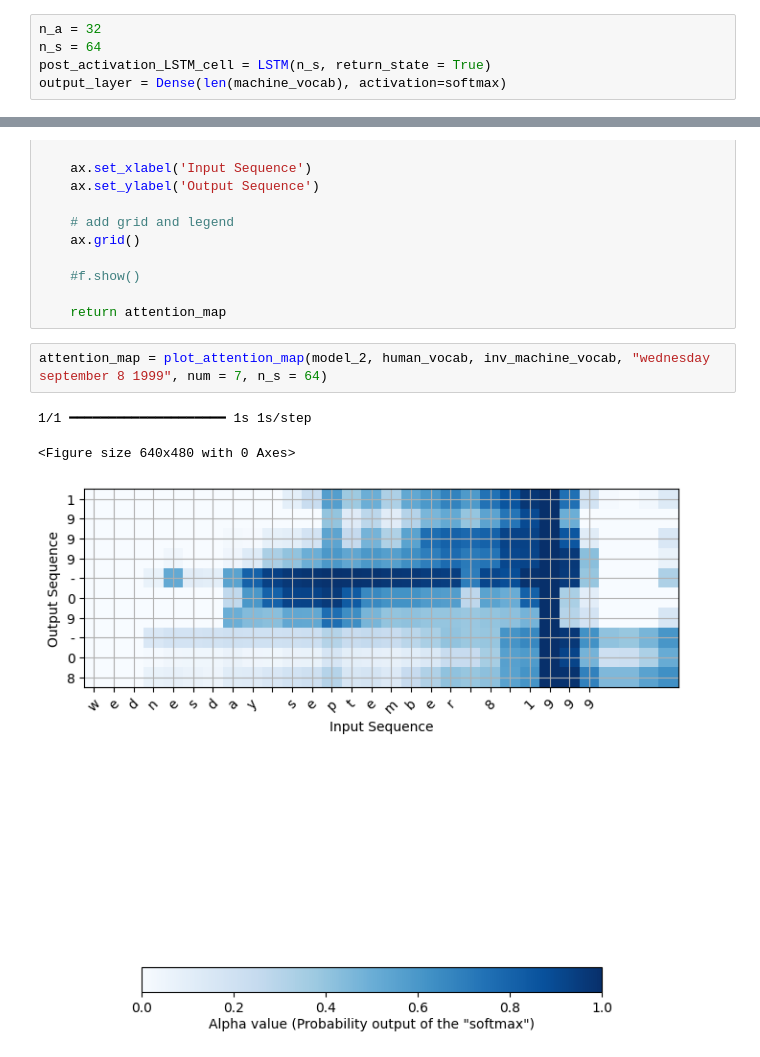
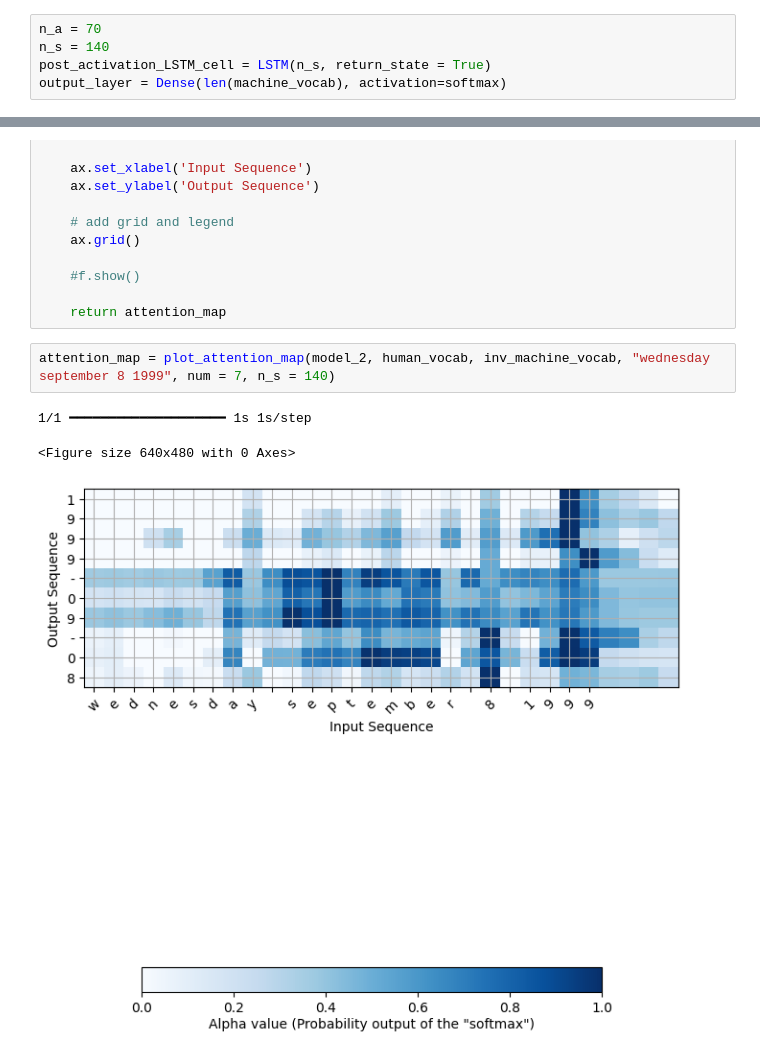
Before and after one commit to Klebervc/projeto_attention, a Jupyter notebook: files/projeto_2_2.ipynb, the cells around one changed output, grey strips where cells are left out. Drawn from its saved outputs; the diff is of its cells as text.

```diff
--- a/files/projeto_2_2.ipynb
+++ b/files/projeto_2_2.ipynb
@@ -228,8 +228,8 @@ def one_step_attention(a, s_prev):
     context = dotor([alphas, a])
     return context
 # %%
-n_a = 32
-n_s = 64
+n_a = 70
+n_s = 140
 post_activation_LSTM_cell = LSTM(n_s, return_state = True)
 output_layer = Dense(len(machine_vocab), activation=softmax)
 # %%
@@ -413,9 +413,9 @@ def plot_attention_map(modelx, input_vocabulary, inv_output_vocabulary, text, n_
 
     return attention_map
 # %%
-attention_map = plot_attention_map(model_2, human_vocab, inv_machine_vocab, "wednesday september 8 1999", num = 7, n_s = 64)
+attention_map = plot_attention_map(model_2, human_vocab, inv_machine_vocab, "wednesday september 8 1999", num = 7, n_s = 140)
 # %% [output]
 1/1 ━━━━━━━━━━━━━━━━━━━━ 1s 1s/step
 <Figure size 640x480 with 0 Axes>
-[figure, old version]
+[figure, new version]
 # %%
```
Also changed, not shown: parts of 6 cells of this notebook, 2 other files.
